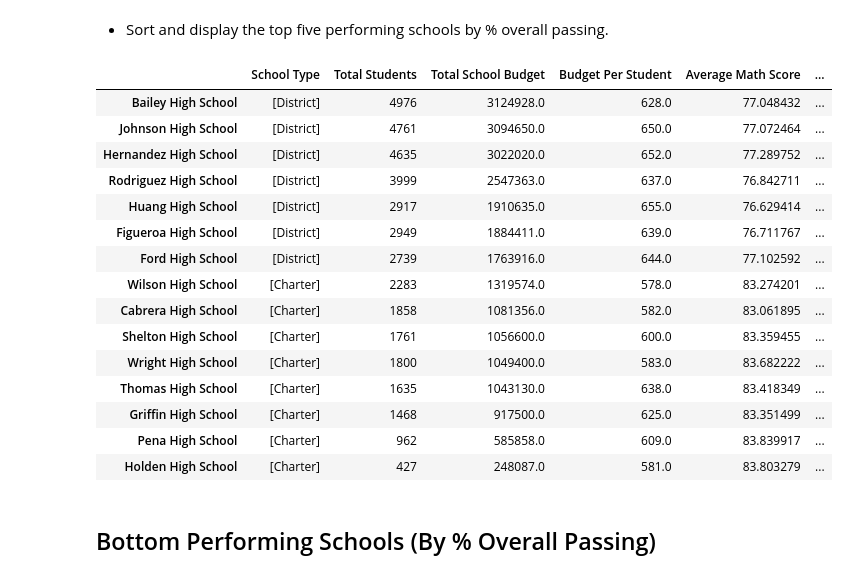
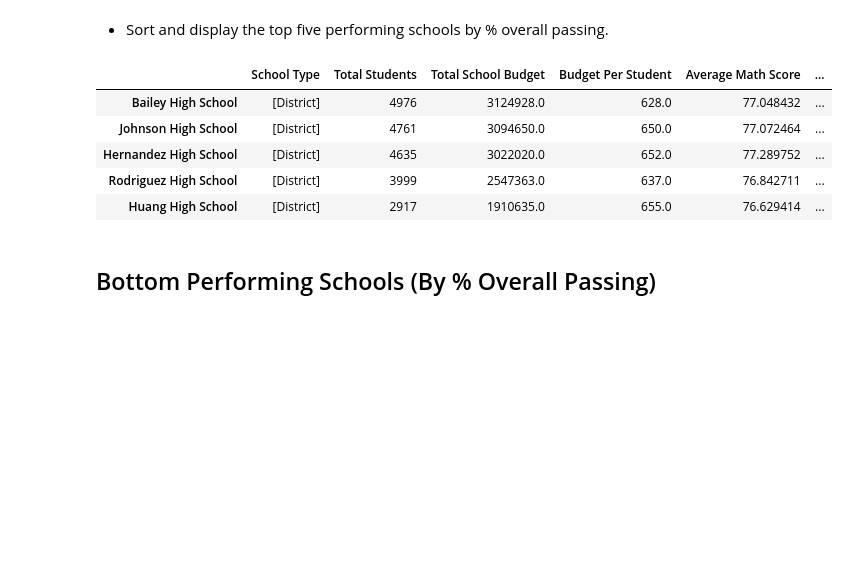
Before and after one commit to yukamara/pandas-challenge, a Jupyter notebook: PyCitySchools/PyCitySchools_starter.ipynb, the cells around one changed output. Drawn from its saved outputs; the diff is of its cells as text; code cells hidden in the pictures; blank space fills up the shorter version.

```diff
--- a/PyCitySchools/PyCitySchools_starter.ipynb
+++ b/PyCitySchools/PyCitySchools_starter.ipynb
@@ -185,24 +185,14 @@ summary_df = pd concat([school_summary_df, ])
 * Sort and display the top five performing schools by % overall passing.
 # %%
 top_five_df = school_summary_df.sort_values('Total School Budget', ascending=False)
-top_five_df
+top_five_df.head()
 # %% [output]
 |  | School Type | Total Students | Total School Budget | Budget Per Student | Average Math Score | ... |
 | Bailey High School | [District] | 4976 | 3124928.0 | 628.0 | 77.048432 | ... |
 | Johnson High School | [District] | 4761 | 3094650.0 | 650.0 | 77.072464 | ... |
 | Hernandez High School | [District] | 4635 | 3022020.0 | 652.0 | 77.289752 | ... |
 | Rodriguez High School | [District] | 3999 | 2547363.0 | 637.0 | 76.842711 | ... |
 | Huang High School | [District] | 2917 | 1910635.0 | 655.0 | 76.629414 | ... |
-| Figueroa High School | [District] | 2949 | 1884411.0 | 639.0 | 76.711767 | ... |
-| Ford High School | [District] | 2739 | 1763916.0 | 644.0 | 77.102592 | ... |
-| Wilson High School | [Charter] | 2283 | 1319574.0 | 578.0 | 83.274201 | ... |
-| Cabrera High School | [Charter] | 1858 | 1081356.0 | 582.0 | 83.061895 | ... |
-| Shelton High School | [Charter] | 1761 | 1056600.0 | 600.0 | 83.359455 | ... |
-| Wright High School | [Charter] | 1800 | 1049400.0 | 583.0 | 83.682222 | ... |
-| Thomas High School | [Charter] | 1635 | 1043130.0 | 638.0 | 83.418349 | ... |
-| Griffin High School | [Charter] | 1468 | 917500.0 | 625.0 | 83.351499 | ... |
-| Pena High School | [Charter] | 962 | 585858.0 | 609.0 | 83.839917 | ... |
-| Holden High School | [Charter] | 427 | 248087.0 | 581.0 | 83.803279 | ... |
 # %% [markdown]
 ## Bottom Performing Schools (By % Overall Passing)
 # %% [markdown]
```
